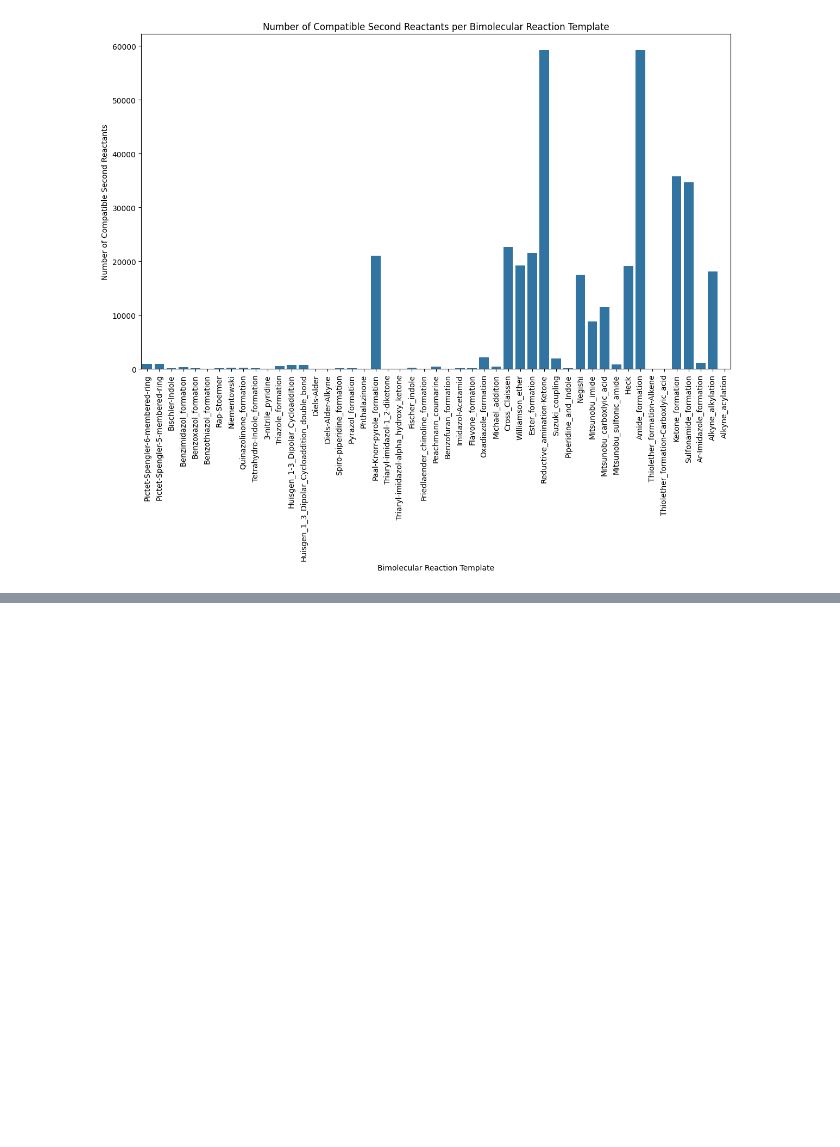
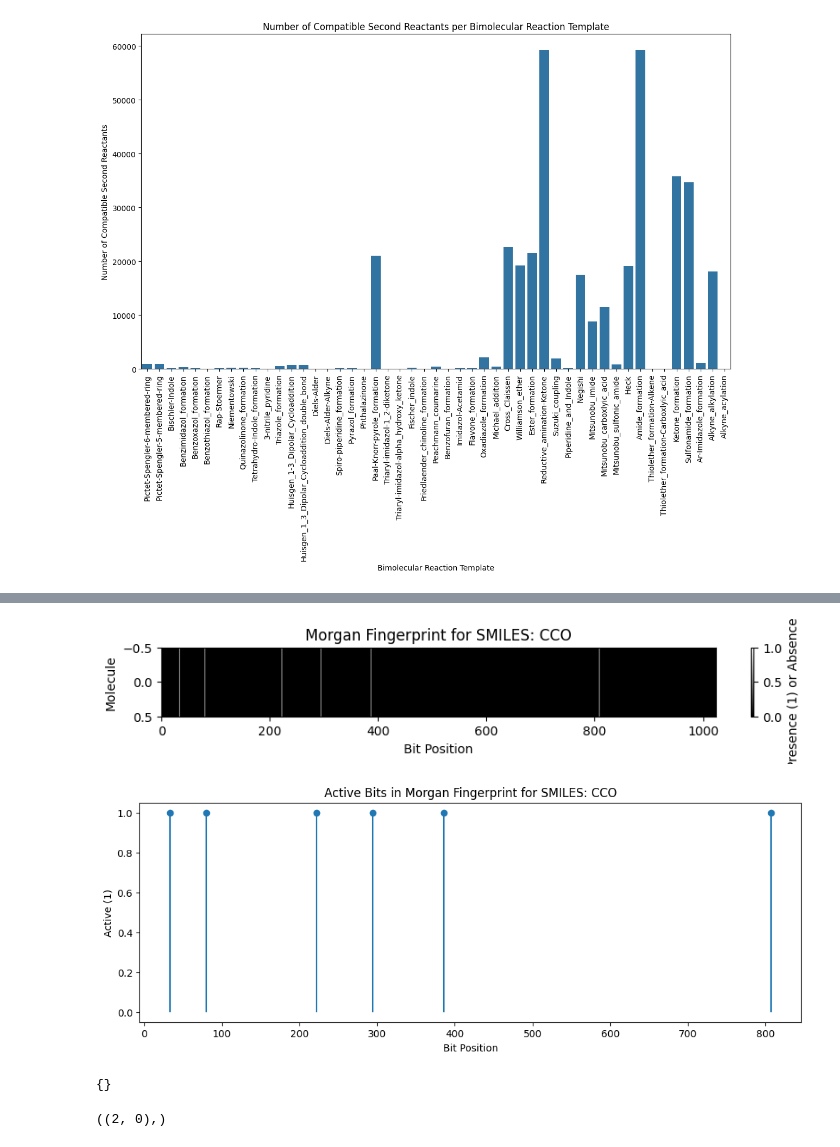
Before and after one commit to Whizz-tamie/designing-new-molecules, a Jupyter notebook: notebooks/exploration.ipynb, the cells around one changed output, grey strips where cells are left out. Saved outputs shown, nothing was run; the diff lists cells and outputs as text; code cells hidden in the pictures; blank space fills up the shorter version.

```diff
--- a/notebooks/exploration.ipynb
+++ b/notebooks/exploration.ipynb
@@ -891,0 +998,47 @@ matching_counts
+# %%
+from rdkit import Chem
+from rdkit.Chem import AllChem
+import numpy as np
+import matplotlib.pyplot as plt
+
+# Example SMILES string
+smiles = "CCO"
+
+# Convert the SMILES string to an RDKit molecule object
+molecule = Chem.MolFromSmiles(smiles)
+
+ao = AllChem.AdditionalOutput()
+ao.CollectBitInfoMap()
+
+# Compute the Morgan fingerprint
+fingerprint = AllChem.GetMorganFingerprintAsBitVect(molecule, radius=2, nBits=1024)
+
+# Convert the fingerprint to a numpy array
+fingerprint_array = np.zeros((1, 1024), dtype=int)
+AllChem.DataStructs.ConvertToNumpyArray(fingerprint, fingerprint_array[0])
+
+# Plot the fingerprint as a heatmap
+plt.figure(figsize=(10, 1))
+plt.imshow(fingerprint_array, cmap='gray', aspect='auto')
+plt.title("Morgan Fingerprint for SMILES: CCO")
+plt.xlabel("Bit Position")
+plt.ylabel("Molecule")
+plt.colorbar(label='Presence (1) or Absence (0)')
+plt.show()
+
+# Plot only the bits that are set to 1
+active_bits = np.where(fingerprint_array[0] == 1)[0]
+
+plt.figure(figsize=(12, 4))
+plt.stem(active_bits, np.ones_like(active_bits), linefmt='-', markerfmt='o', basefmt=' ')
+plt.title("Active Bits in Morgan Fingerprint for SMILES: CCO")
+plt.xlabel("Bit Position")
+plt.ylabel("Active (1)")
+plt.show()
+# %% [output]
+[figure, added]
+[figure, added]
+# %%
+ao.GetBitInfoMap()
+# %% [output]
+{}
@@ -891,0 +1052,4 @@ matching_counts
+# %%
+bi[807]
+# %% [output]
+((2, 0),)
```
Also changed, not shown: parts of 39 cells of this notebook, 31 other files.
